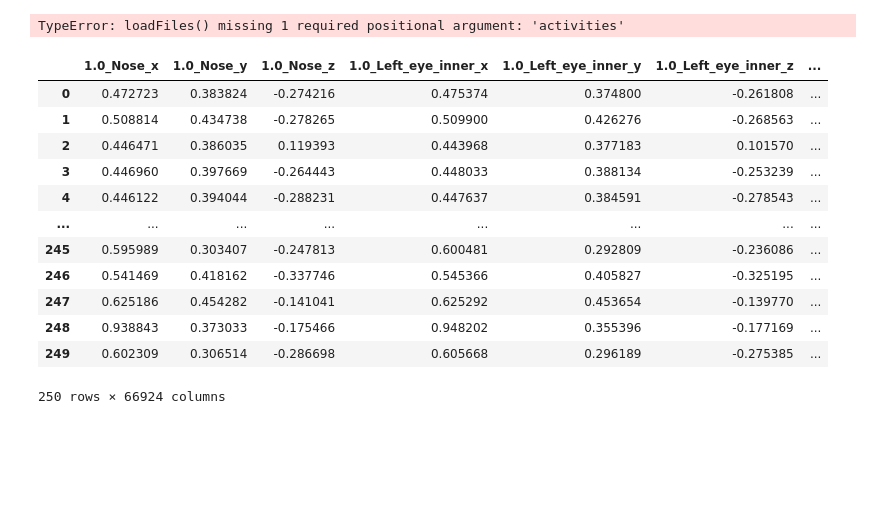
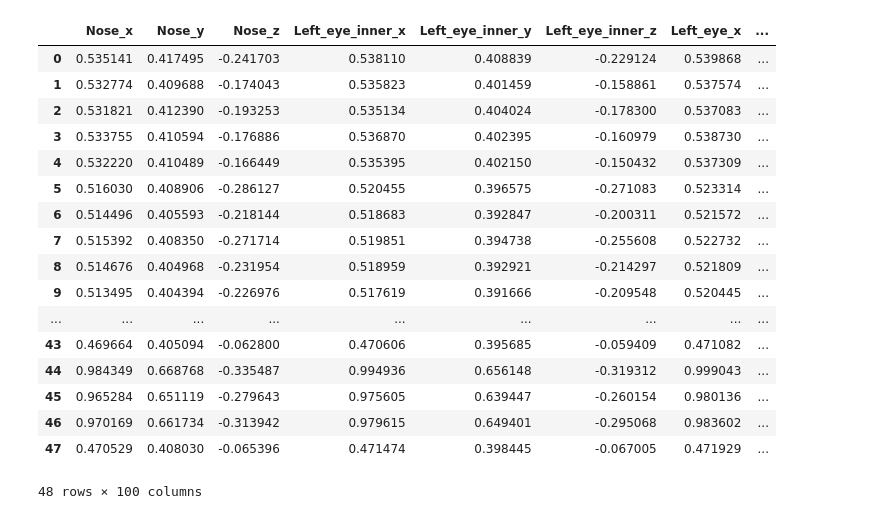
Before and after one commit to ttuyetdinh/main, a Jupyter notebook: keeral.ipynb, the cells around one changed output. Drawn from its saved outputs; the diff is of its cells as text; code cells hidden in the pictures; blank space fills up the shorter version.

```diff
--- a/keeral.ipynb
+++ b/keeral.ipynb
@@ -119,26 +144,49 @@ group2A_path = 'C:\\Users\\PhucNg\\Documents\\KeraalDataset\\Keraal only data\\G
 group3_path = 'C:\\Users\\PhucNg\\Documents\\KeraalDataset\\Keraal only data\\Group3\\blazepose'
 
 # activities
-activities = ['CTK', 'ELK', 'RTK']
+# activities = ['CTK', 'ELK', 'RTK']
+activities = ['CTK', 'ELK']
 
 # load data
 group1A_files_path = getFilesPath(group1A_path)
+group2A_files_path = getFilesPath(group2A_path)
+group3_files_path = getFilesPath(group3_path)
 group1A_df = loadFiles(group1A_files_path, activities)
+group2A_df = loadFiles(group2A_files_path, activities)
+# group3_df = loadFiles(group3_files_path, activities)
-# %% [output]
-TypeError: loadFiles() missing 1 required positional argument: 'activities'
-# %%
-group1A_df
-# %% [output]
-|  | 1.0_Nose_x | 1.0_Nose_y | 1.0_Nose_z | 1.0_Left_eye_inner_x | 1.0_Left_eye_inner_y | 1.0_Left_eye_inner_z | ... |
-| 0 | 0.472723 | 0.383824 | -0.274216 | 0.475374 | 0.374800 | -0.261808 | ... |
-| 1 | 0.508814 | 0.434738 | -0.278265 | 0.509900 | 0.426276 | -0.268563 | ... |
-| 2 | 0.446471 | 0.386035 | 0.119393 | 0.443968 | 0.377183 | 0.101570 | ... |
-| 3 | 0.446960 | 0.397669 | -0.264443 | 0.448033 | 0.388134 | -0.253239 | ... |
-| 4 | 0.446122 | 0.394044 | -0.288231 | 0.447637 | 0.384591 | -0.278543 | ... |
-| ... | ... | ... | ... | ... | ... | ... | ... |
-| 245 | 0.595989 | 0.303407 | -0.247813 | 0.600481 | 0.292809 | -0.236086 | ... |
-| 246 | 0.541469 | 0.418162 | -0.337746 | 0.545366 | 0.405827 | -0.325195 | ... |
-| 247 | 0.625186 | 0.454282 | -0.141041 | 0.625292 | 0.453654 | -0.139770 | ... |
-| 248 | 0.938843 | 0.373033 | -0.175466 | 0.948202 | 0.355396 | -0.177169 | ... |
-| 249 | 0.602309 | 0.306514 | -0.286698 | 0.605668 | 0.296189 | -0.275385 | ... |
-250 rows × 66924 columns
+# %%
+# Add labels
+for activity, df in group1A_mean_df.items():
+    df['Backpain'] = 1  # Backpain = 1
+
+for activity, df in group2A_mean_df.items():
+    df['Backpain'] = 0  # Backpain = 0
+
+merged_df_by_activity = {
+    activity: pd.concat([group1A_mean_df[activity], group2A_mean_df[activity]], ignore_index=True) for activity in activities
+}
+
+# Concatenate all DataFrames if needed
+
+
+# Display the final DataFrame
+merged_df_by_activity['CTK']
+# %% [output]
+|  | Nose_x | Nose_y | Nose_z | Left_eye_inner_x | Left_eye_inner_y | Left_eye_inner_z | Left_eye_x | ... |
+| 0 | 0.535141 | 0.417495 | -0.241703 | 0.538110 | 0.408839 | -0.229124 | 0.539868 | ... |
+| 1 | 0.532774 | 0.409688 | -0.174043 | 0.535823 | 0.401459 | -0.158861 | 0.537574 | ... |
+| 2 | 0.531821 | 0.412390 | -0.193253 | 0.535134 | 0.404024 | -0.178300 | 0.537083 | ... |
+| 3 | 0.533755 | 0.410594 | -0.176886 | 0.536870 | 0.402395 | -0.160979 | 0.538730 | ... |
+| 4 | 0.532220 | 0.410489 | -0.166449 | 0.535395 | 0.402150 | -0.150432 | 0.537309 | ... |
+| 5 | 0.516030 | 0.408906 | -0.286127 | 0.520455 | 0.396575 | -0.271083 | 0.523314 | ... |
+| 6 | 0.514496 | 0.405593 | -0.218144 | 0.518683 | 0.392847 | -0.200311 | 0.521572 | ... |
+| 7 | 0.515392 | 0.408350 | -0.271714 | 0.519851 | 0.394738 | -0.255608 | 0.522732 | ... |
+| 8 | 0.514676 | 0.404968 | -0.231954 | 0.518959 | 0.392921 | -0.214297 | 0.521809 | ... |
+| 9 | 0.513495 | 0.404394 | -0.226976 | 0.517619 | 0.391666 | -0.209548 | 0.520445 | ... |
+| ... | ... | ... | ... | ... | ... | ... | ... | ... |
+| 43 | 0.469664 | 0.405094 | -0.062800 | 0.470606 | 0.395685 | -0.059409 | 0.471082 | ... |
+| 44 | 0.984349 | 0.668768 | -0.335487 | 0.994936 | 0.656148 | -0.319312 | 0.999043 | ... |
+| 45 | 0.965284 | 0.651119 | -0.279643 | 0.975605 | 0.639447 | -0.260154 | 0.980136 | ... |
+| 46 | 0.970169 | 0.661734 | -0.313942 | 0.979615 | 0.649401 | -0.295068 | 0.983602 | ... |
+| 47 | 0.470529 | 0.408030 | -0.065396 | 0.471474 | 0.398445 | -0.067005 | 0.471929 | ... |
+48 rows × 100 columns
```
Also changed, not shown: parts of 3 cells of this notebook.
